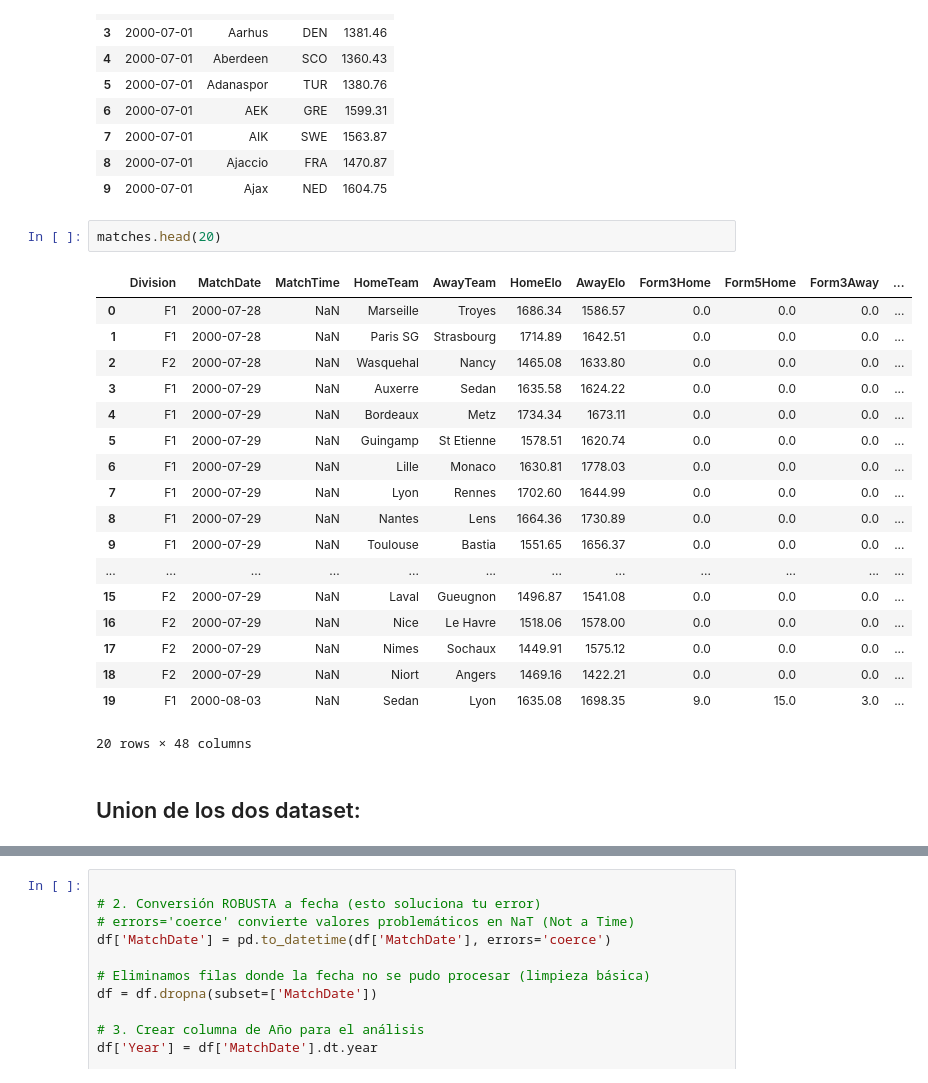
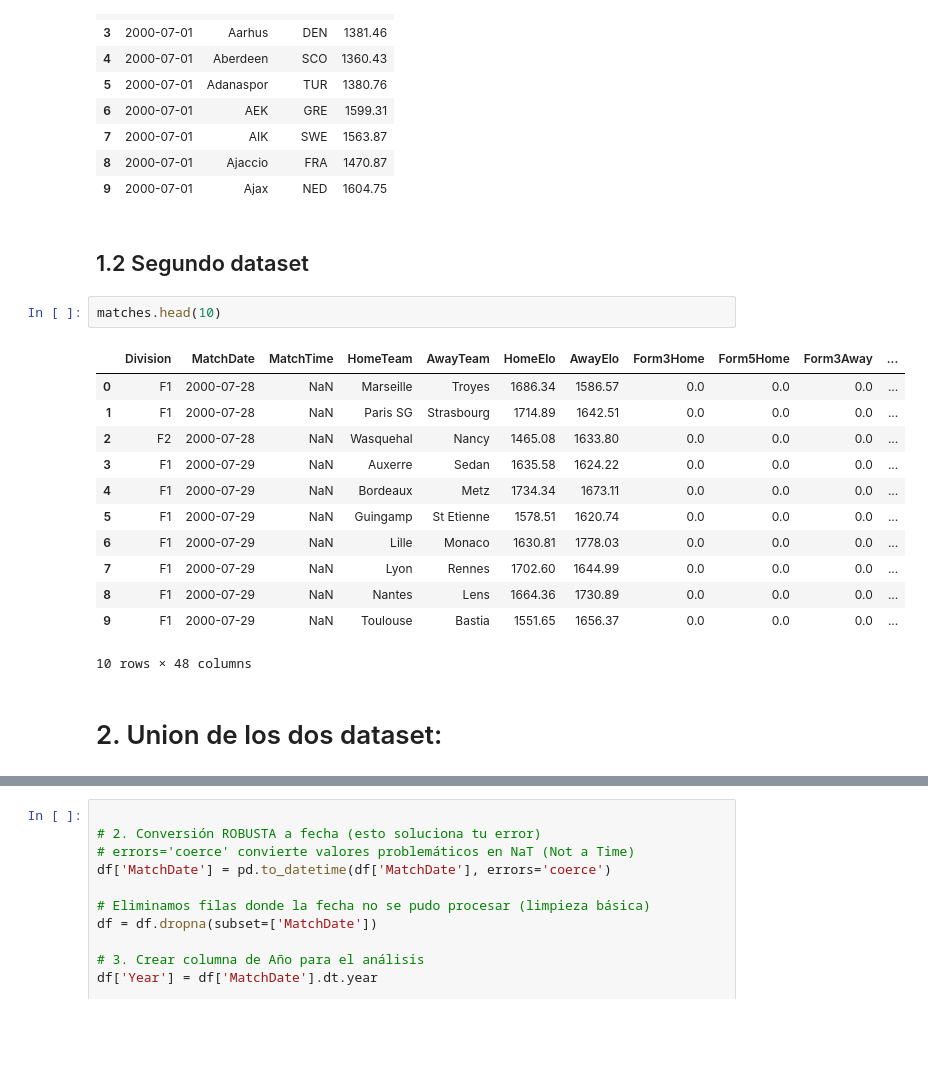
Before and after one commit to 4GeeksAcademy/Steven_Carlos_proyecto-final_, a Jupyter notebook: src/carlos.ipynb, the cells around one changed output, grey strips where cells are left out. Drawn from its saved outputs; the diff is of its cells as text; blank space fills up the shorter version.

```diff
--- a/src/carlos.ipynb
+++ b/src/carlos.ipynb
@@ -46,27 +48,23 @@ elo.head(10)
 | 7 | 2000-07-01 | AIK | SWE | 1563.87 |
 | 8 | 2000-07-01 | Ajaccio | FRA | 1470.87 |
 | 9 | 2000-07-01 | Ajax | NED | 1604.75 |
+# %% [markdown]
+## 1.2 Segundo dataset
 # %%
-matches.head(20)
+matches.head(10)
 # %% [output]
 |  | Division | MatchDate | MatchTime | HomeTeam | AwayTeam | HomeElo | AwayElo | Form3Home | Form5Home | Form3Away | ... |
 | 0 | F1 | 2000-07-28 | NaN | Marseille | Troyes | 1686.34 | 1586.57 | 0.0 | 0.0 | 0.0 | ... |
 | 1 | F1 | 2000-07-28 | NaN | Paris SG | Strasbourg | 1714.89 | 1642.51 | 0.0 | 0.0 | 0.0 | ... |
 | 2 | F2 | 2000-07-28 | NaN | Wasquehal | Nancy | 1465.08 | 1633.80 | 0.0 | 0.0 | 0.0 | ... |
 | 3 | F1 | 2000-07-29 | NaN | Auxerre | Sedan | 1635.58 | 1624.22 | 0.0 | 0.0 | 0.0 | ... |
 | 4 | F1 | 2000-07-29 | NaN | Bordeaux | Metz | 1734.34 | 1673.11 | 0.0 | 0.0 | 0.0 | ... |
 | 5 | F1 | 2000-07-29 | NaN | Guingamp | St Etienne | 1578.51 | 1620.74 | 0.0 | 0.0 | 0.0 | ... |
 | 6 | F1 | 2000-07-29 | NaN | Lille | Monaco | 1630.81 | 1778.03 | 0.0 | 0.0 | 0.0 | ... |
 | 7 | F1 | 2000-07-29 | NaN | Lyon | Rennes | 1702.60 | 1644.99 | 0.0 | 0.0 | 0.0 | ... |
 | 8 | F1 | 2000-07-29 | NaN | Nantes | Lens | 1664.36 | 1730.89 | 0.0 | 0.0 | 0.0 | ... |
 | 9 | F1 | 2000-07-29 | NaN | Toulouse | Bastia | 1551.65 | 1656.37 | 0.0 | 0.0 | 0.0 | ... |
-| ... | ... | ... | ... | ... | ... | ... | ... | ... | ... | ... | ... |
-| 15 | F2 | 2000-07-29 | NaN | Laval | Gueugnon | 1496.87 | 1541.08 | 0.0 | 0.0 | 0.0 | ... |
-| 16 | F2 | 2000-07-29 | NaN | Nice | Le Havre | 1518.06 | 1578.00 | 0.0 | 0.0 | 0.0 | ... |
-| 17 | F2 | 2000-07-29 | NaN | Nimes | Sochaux | 1449.91 | 1575.12 | 0.0 | 0.0 | 0.0 | ... |
-| 18 | F2 | 2000-07-29 | NaN | Niort | Angers | 1469.16 | 1422.21 | 0.0 | 0.0 | 0.0 | ... |
-| 19 | F1 | 2000-08-03 | NaN | Sedan | Lyon | 1635.08 | 1698.35 | 9.0 | 15.0 | 3.0 | ... |
-20 rows × 48 columns
+10 rows × 48 columns
 # %% [markdown]
-## Union de los dos dataset:
+# 2. Union de los dos dataset:
 # %%
```
Also changed, not shown: parts of 38 cells of this notebook, 6 other files.
